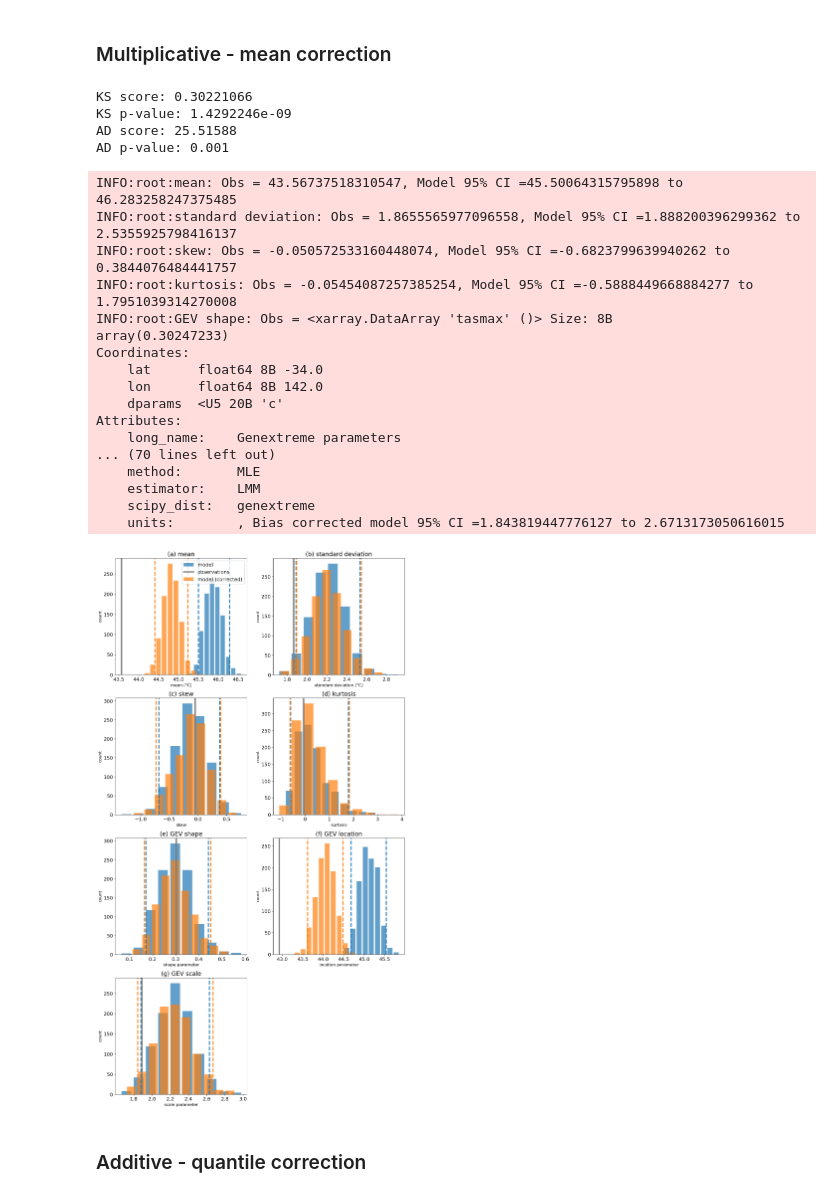
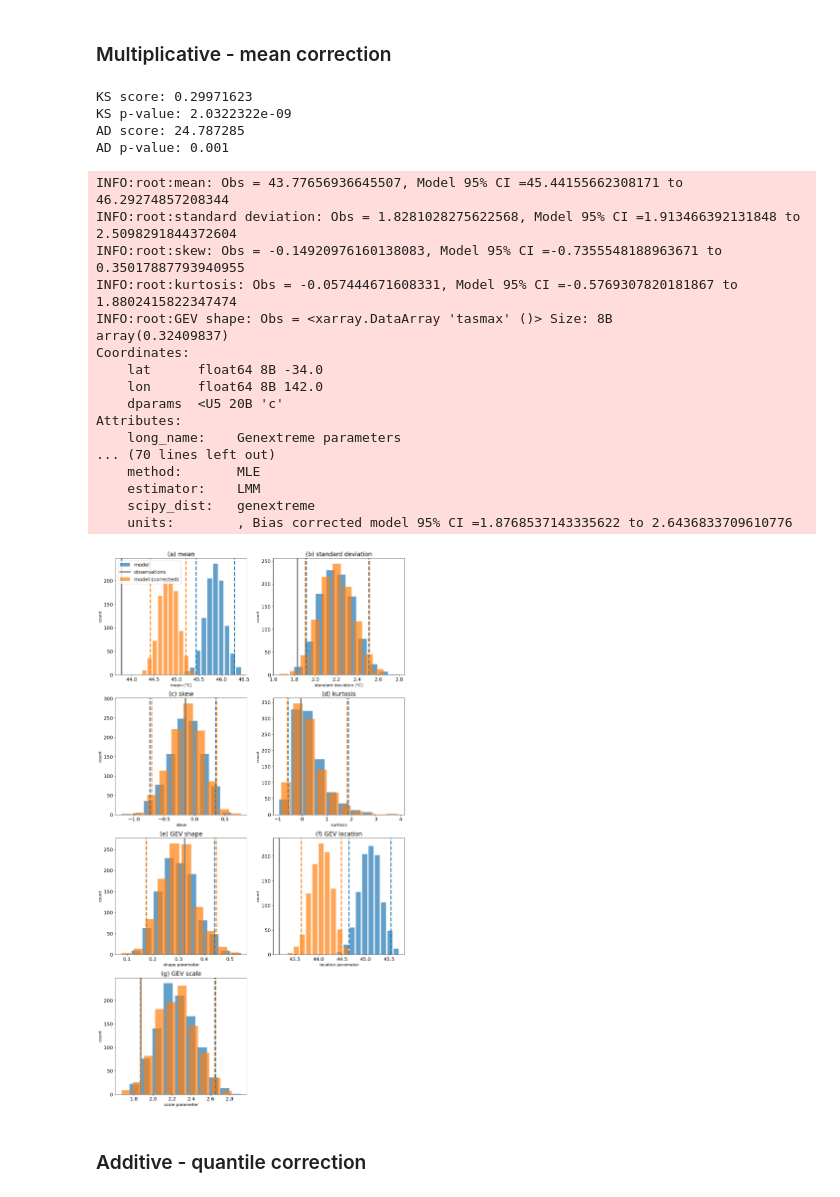
Before and after one commit to AusClimateService/unseen-projects, a Jupyter notebook: project-bias/scoping.ipynb, the cells around one changed output. Drawn from its saved outputs; the diff is of its cells as text; code cells hidden in the pictures.

```diff
--- a/project-bias/scoping.ipynb
+++ b/project-bias/scoping.ipynb
@@ -119,0 +115,2 @@ da_model_stacked = da_model.dropna('lead_time').stack({'sample': ['ensemble', 'i
+# %%
+da_model_detrended = da_model_detrended_stacked.unstack()
@@ -157,13 +193,13 @@ Scale parameter: 2.27
 #### Multiplicative
 # %%
 bias_mean_mulc = bias_correction.get_bias(
-    da_model,
-    da_obs,
+    da_model_detrended,
+    da_obs_detrended,
     'multiplicative',
     time_rounding='A',
     time_period=['1972-01-01', '2018-12-31']
 )
 # %%
-da_model_bc_mean_mulc = bias_correction.remove_bias(da_model, bias_mean_mulc, 'additive')
-da_model_bc_mean_mulc = da_model_bc_mean_mulc.compute()
+da_model_detrended_bc_mean_mulc = bias_correction.remove_bias(da_model_detrended, bias_mean_mulc, 'additive')
+da_model_detrended_bc_mean_mulc = da_model_detrended_bc_mean_mulc.compute()
 # %%
@@ -323,8 +359,8 @@ def fidelity_tests(da_target):
     print('AD p-value:', similarity_scores['ad_pval'].values)
 
     moments.create_plot(
-        da_model,
-        da_obs,
+        da_model_detrended,
+        da_obs_detrended,
         da_bc_fcst=da_target,
     )
 # %%
@@ -451,30 +487,30 @@ Attributes:
 # %% [markdown]
 ### Multiplicative - mean correction
 # %%
-fidelity_tests(da_model_bc_mean_mulc)
+fidelity_tests(da_model_detrended_bc_mean_mulc)
 # %% [output]
-KS score: 0.30221066
-KS p-value: 1.4292246e-09
-AD score: 25.51588
+KS score: 0.29971623
+KS p-value: 2.0322322e-09
+AD score: 24.787285
 AD p-value: 0.001
-INFO:root:mean: Obs = 43.56737518310547, Model 95% CI =45.50064315795898 to 46.283258247375485
-INFO:root:standard deviation: Obs = 1.8655565977096558, Model 95% CI =1.888200396299362 to 2.5355925798416137
-INFO:root:skew: Obs = -0.050572533160448074, Model 95% CI =-0.6823799639940262 to 0.3844076484441757
-INFO:root:kurtosis: Obs = -0.05454087257385254, Model 95% CI =-0.5888449668884277 to 1.7951039314270008
+INFO:root:mean: Obs = 43.77656936645507, Model 95% CI =45.44155662308171 to 46.29274857208344
+INFO:root:standard deviation: Obs = 1.8281028275622568, Model 95% CI =1.913466392131848 to 2.5098291844372604
+INFO:root:skew: Obs = -0.14920976160138083, Model 95% CI =-0.7355548188963671 to 0.35017887793940955
+INFO:root:kurtosis: Obs = -0.057444671608331, Model 95% CI =-0.5769307820181867 to 1.8802415822347474
 INFO:root:GEV shape: Obs = <xarray.DataArray 'tasmax' ()> Size: 8B
-array(0.30247233)
+array(0.32409837)
 Coordinates:
     lat      float64 8B -34.0
     lon      float64 8B 142.0
     dparams  <U5 20B 'c'
 Attributes:
     long_name:    Genextreme parameters
 ... (70 lines left out)
     method:       MLE
     estimator:    LMM
     scipy_dist:   genextreme
-    units:        , Bias corrected model 95% CI =1.843819447776127 to 2.6713173050616015
+    units:        , Bias corrected model 95% CI =1.8768537143335622 to 2.6436833709610776
-[figure, old version]
+[figure, new version]
 # %% [markdown]
 ### Additive - quantile correction
 # %%
```
Also changed, not shown: parts of 41 cells of this notebook.
